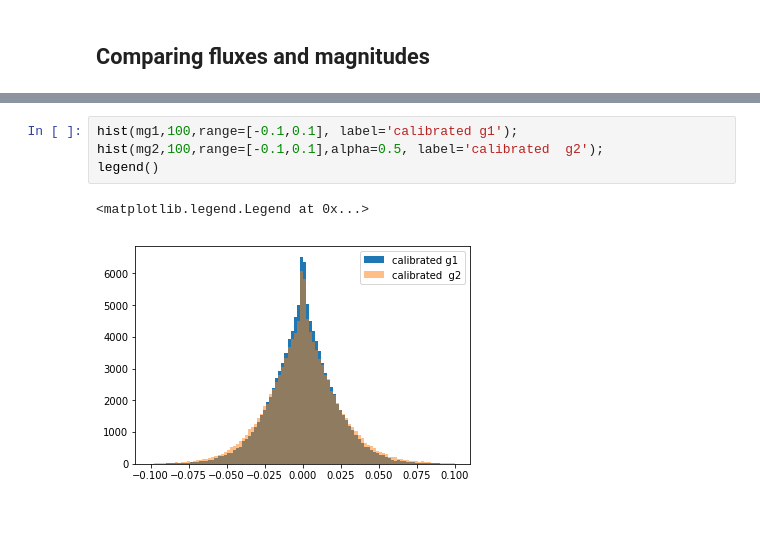
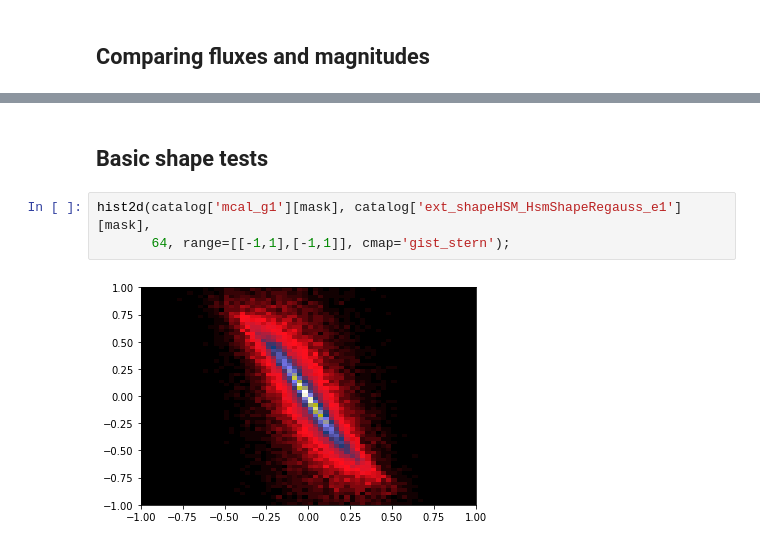
Before and after one commit to LSSTDESC/DC2-analysis, a Jupyter notebook: validation/Run_1.2i_metacal_tests.ipynb, the cells around one changed output, grey strips where cells are left out. Cells and saved outputs as stored; diff of their text form; blank space fills up the shorter version.

```diff
--- a/validation/Run_1.2i_metacal_tests.ipynb
+++ b/validation/Run_1.2i_metacal_tests.ipynb
@@ -94,7 +62,7 @@ legend()
-# %%
-hist(mg1,100,range=[-0.1,0.1], label='calibrated g1');
-hist(mg2,100,range=[-0.1,0.1],alpha=0.5, label='calibrated  g2');
-legend()
-# %% [output]
-<matplotlib.legend.Legend at 0x...>
-[figure, removed]
+# %% [markdown]
+## Basic shape tests
+# %%
+hist2d(catalog['mcal_g1'][mask], catalog['ext_shapeHSM_HsmShapeRegauss_e1'][mask],
+       64, range=[[-1,1],[-1,1]], cmap='gist_stern');
+# %% [output]
+[figure, added]
```
Also changed, not shown: parts of 19 cells of this notebook.
